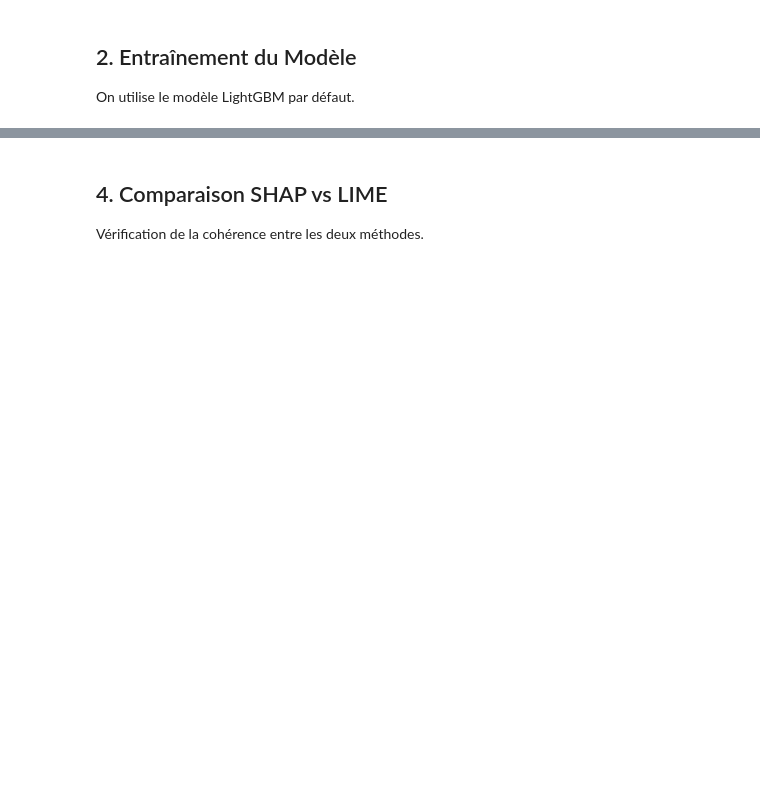
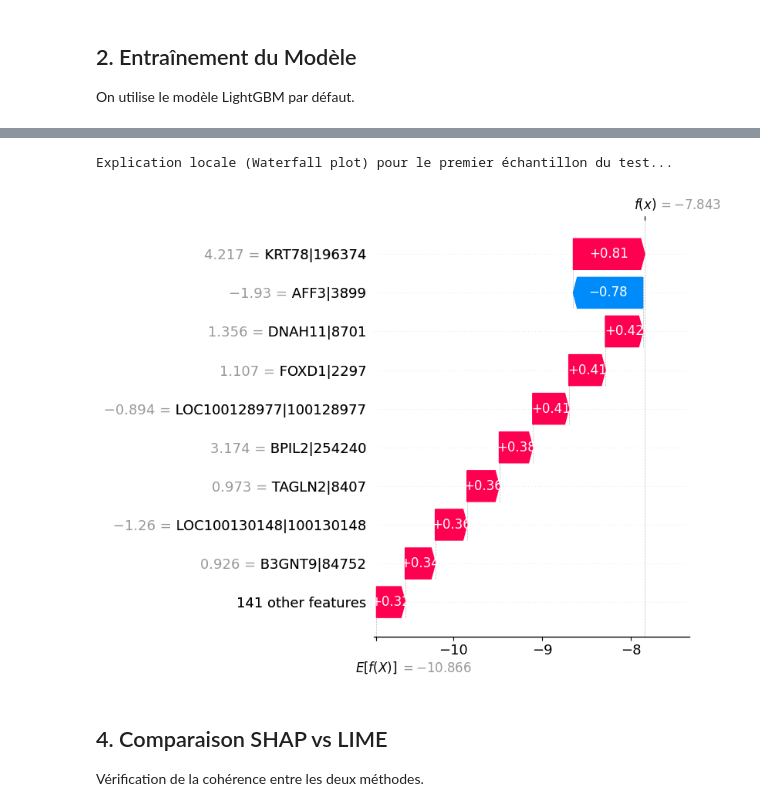
Before and after one commit to ZitouniNidhal/Explainable-AI-for-Clinical-Prediction, a Jupyter notebook: notebooks/03_modelisation_xai_v2.ipynb, the cells around one changed output, grey strips where cells are left out. Drawn from its saved outputs; the diff is of its cells as text; code cells hidden in the pictures; blank space fills up the shorter version.

```diff
--- a/notebooks/03_modelisation_xai_v2.ipynb
+++ b/notebooks/03_modelisation_xai_v2.ipynb
@@ -64,7 +120,9 @@ plt.show()
 # %%
 print("Explication locale (Waterfall plot) pour le premier échantillon du test...")
-shap_exp.plot_waterfall(X_test.iloc[0], instance_index=0)
-plt.show()
+shap_exp.plot_waterfall(X_test, instance_idx=0)
+# %% [output]
+Explication locale (Waterfall plot) pour le premier échantillon du test...
+[figure, added]
 # %% [markdown]
 ## 4. Comparaison SHAP vs LIME
 
```
Also changed, not shown: parts of 9 cells of this notebook, 27 other files.
